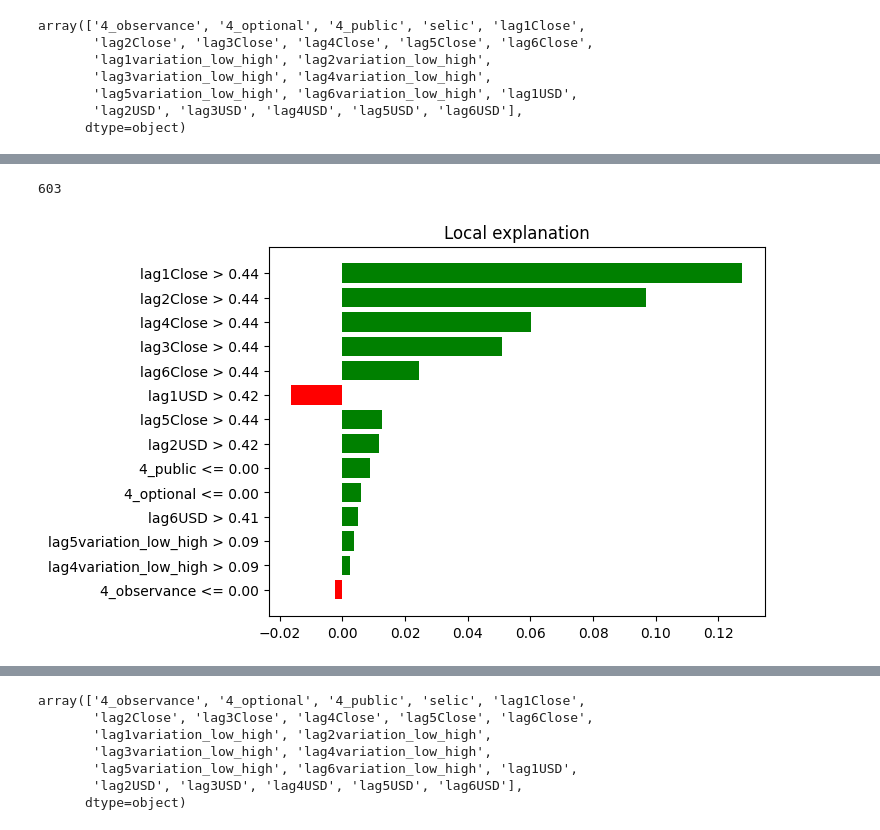
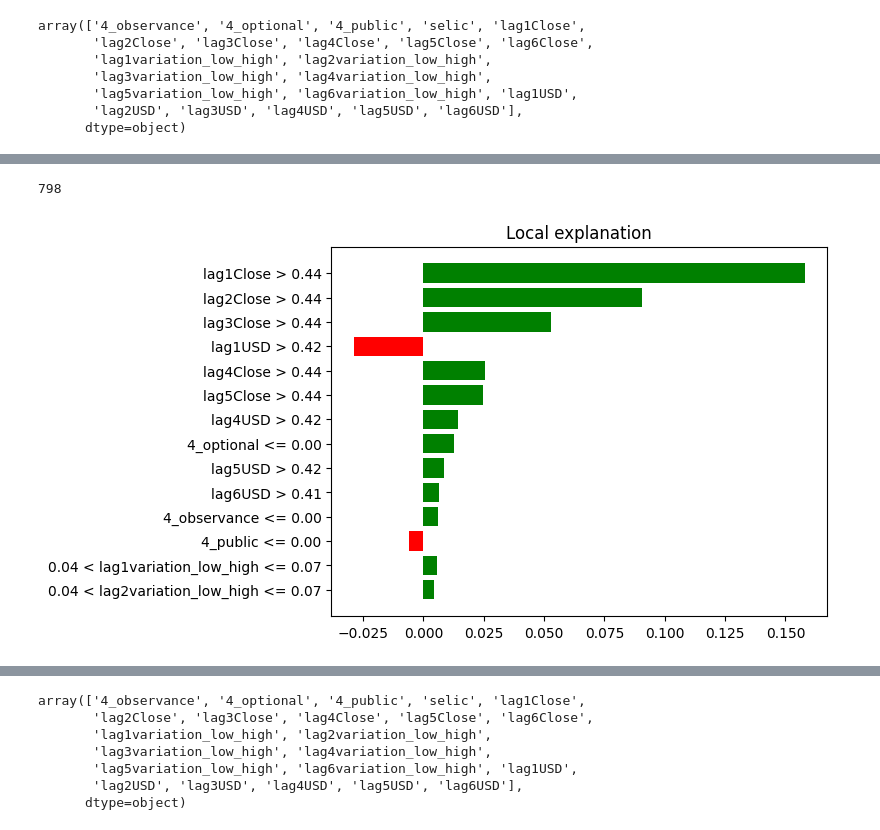
Before and after one commit to marreapato/Forecasting_Paper_XAI, a Jupyter notebook: stocks_type_lags/MultivariateStocks_Baseline_Com_Lags_tryingshaplime.ipynb, the cells around one changed output, grey strips where cells are left out. Saved outputs shown, nothing was run; the diff lists cells and outputs as text; code cells hidden in the pictures.

```diff
--- a/stocks_type_lags/MultivariateStocks_Baseline_Com_Lags_tryingshaplime.ipynb
+++ b/stocks_type_lags/MultivariateStocks_Baseline_Com_Lags_tryingshaplime.ipynb
@@ -834,19 +832,19 @@ explainer = LimeTabularExplainer(trainX,
 # %%
 sample_idx = np.random.choice(range(len(testX)), size=(1,))[0]
 print(sample_idx)
 X_sample = testX[sample_idx]#testXnsc[sample_idx]
 
 # Explicação do modelo usando o explainer do Lime
 explanation = explainer.explain_instance(X_sample,
-                                         gru_model.predict,
+                                         bilstm_model.predict,
                                          num_features=(14))
 
 # Visualizando a explicação
 fig = explanation.as_pyplot_figure()
 plt.show()
 # %% [output]
-603
+798
-[figure, old version]
+[figure, new version]
 # %%
 explanation.show_in_notebook(show_table=True)
 # %% [output]
```
Also changed, not shown: parts of 24 cells of this notebook.
